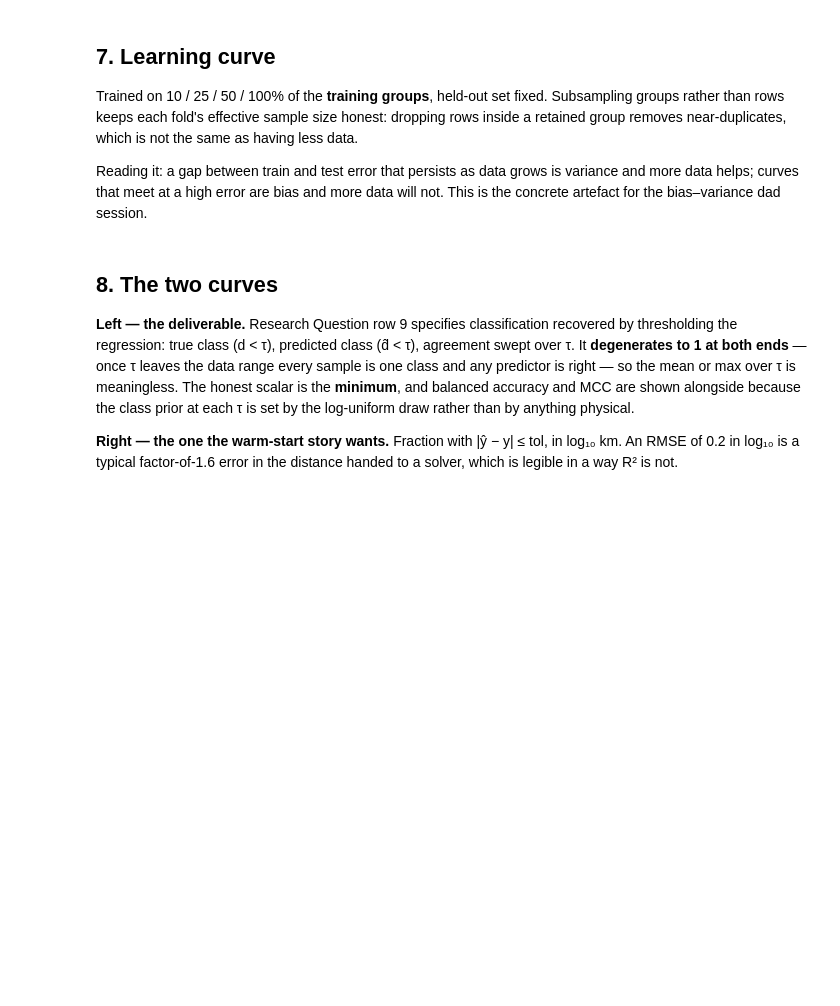
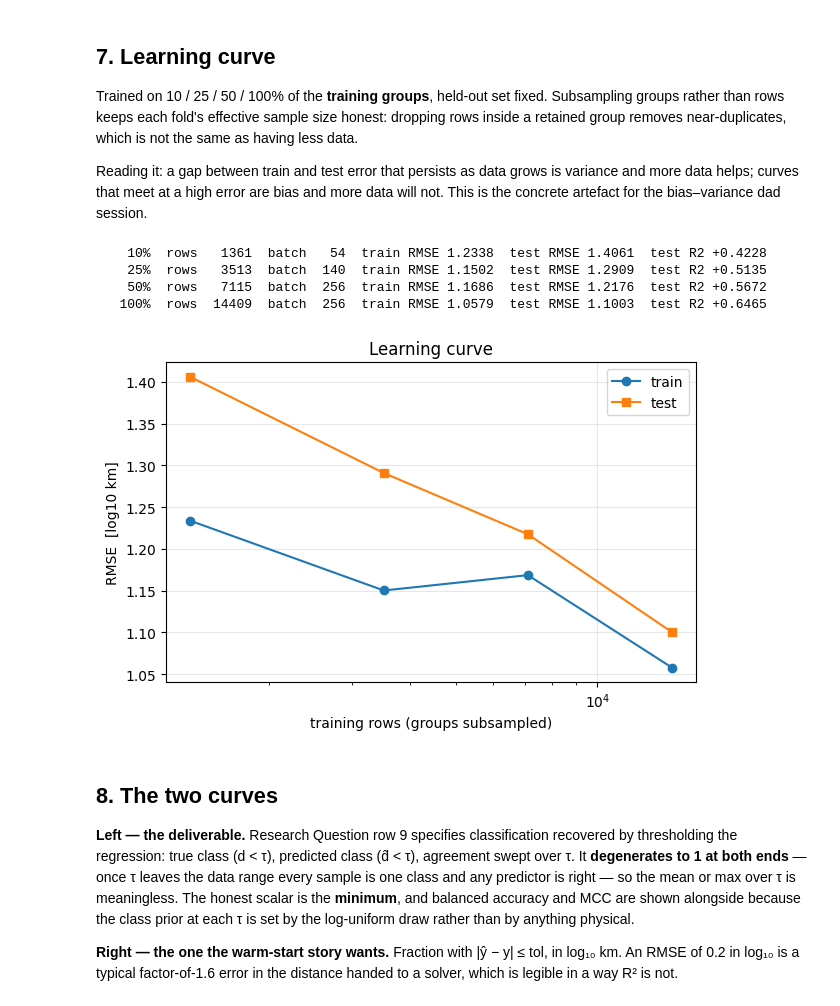
Before and after one commit to bibidybopoly/qpit-cr3bp, a Jupyter notebook: notebooks/nb11_first_regressor.ipynb, the cells around one changed output. Drawn from its saved outputs; the diff is of its cells as text; code cells hidden in the pictures; blank space fills up the shorter version.

Commit message:
First Regressor Finished

```diff
--- a/notebooks/nb11_first_regressor.ipynb
+++ b/notebooks/nb11_first_regressor.ipynb
@@ -484,7 +606,13 @@ Three seeds — a sanity band on whether the result survives re-initialisation,
 not a confidence interval. If `hit_max_epochs` is True for any seed, the budget
 ended the fit rather than convergence and the number below is a lower bound.
 # %%
-cfg = MLPConfig(hidden=(256, 256, 256), activation='silu')
+# BUDGET, NOT TUNING. The first run ended all three seeds at the epoch ceiling
+# (best epochs 589/598/595 of 600) with validation loss still falling, so its
+# R2 was a lower bound and its seed spread (0.17) exceeded the M1-B1 gap (0.13).
+# Architecture, lr and batch size are unchanged; only the stopping rule moves.
+cfg = MLPConfig(hidden=(256, 256, 256), activation='silu',
+                max_epochs=3000, patience=150, lr_patience=50)
+print("expect ~30-45 min for this cell plus the learning curve")
 t1 = time.time()
 P, H = train_multi_seed(Z[tr], y[tr], Z[va], y[va], Z[te], cfg,
                         seeds=SEEDS_MODEL, verbose=True)
@@ -530,26 +683,40 @@ variance and more data helps; curves that meet at a high error are bias and
 more data will not. This is the concrete artefact for the bias–variance dad
 session.
 # %%
+from dataclasses import replace
+
 FRACS = (0.10, 0.25, 0.50, 1.00)
 lc = []
 for f in FRACS:
     sub = subsample_groups(D['group_id'], tr, f, seed=SEED_SPLIT)
-    mdl, h = train_mlp(Z[sub], y[sub], Z[va], y[va], cfg, seed=SEEDS_MODEL[0])
+    # An epoch is not a fixed amount of work.  At batch 256 the 10% fold ran
+    # five steps per epoch and never left the mean predictor (train RMSE 1.796
+    # vs B0's 1.851) -- that was a failed fit being read as a data-size result.
+    n_sub = int(sub.sum())
+    cfg_f = replace(cfg, batch_size=int(min(cfg.batch_size, max(32, n_sub // 25))))
+    mdl, h = train_mlp(Z[sub], y[sub], Z[va], y[va], cfg_f, seed=SEEDS_MODEL[0])
     m_te = regression_metrics(y[te], predict(mdl, Z[te], h))
     m_tr = regression_metrics(y[sub], predict(mdl, Z[sub], h))
     lc.append(dict(frac=f, n_groups=int(len(np.unique(D['group_id'][sub]))),
                    n_rows=int(sub.sum()), train_rmse=m_tr['rmse'],
                    test_rmse=m_te['rmse'], test_r2=m_te['r2'],
-                   budget_limited=h['hit_max_epochs']))
-    print(f"  {f:5.0%}  rows {sub.sum():6d}  train RMSE {m_tr['rmse']:.4f}  "
+                   batch=cfg_f.batch_size, budget_limited=h['hit_max_epochs']))
+    print(f"  {f:5.0%}  rows {sub.sum():6d}  batch {cfg_f.batch_size:4d}  "
+          f"train RMSE {m_tr['rmse']:.4f}  "
           f"test RMSE {m_te['rmse']:.4f}  test R2 {m_te['r2']:+.4f}")
 
 fig, ax = plt.subplots(figsize=(6.2, 4.2))
 ax.plot([r['n_rows'] for r in lc], [r['train_rmse'] for r in lc], 'o-', label='train')
 ax.plot([r['n_rows'] for r in lc], [r['test_rmse'] for r in lc], 's-', label='test')
 ax.set_xscale('log'); ax.set_xlabel('training rows (groups subsampled)')
 ax.set_ylabel('RMSE  [log10 km]'); ax.set_title('Learning curve')
 ax.grid(alpha=.3); ax.legend(); plt.tight_layout(); plt.show()
+# %% [output]
+    10%  rows   1361  batch   54  train RMSE 1.2338  test RMSE 1.4061  test R2 +0.4228
+    25%  rows   3513  batch  140  train RMSE 1.1502  test RMSE 1.2909  test R2 +0.5135
+    50%  rows   7115  batch  256  train RMSE 1.1686  test RMSE 1.2176  test R2 +0.5672
+   100%  rows  14409  batch  256  train RMSE 1.0579  test RMSE 1.1003  test R2 +0.6465
+[figure, added]
 # %% [markdown]
 ## 8. The two curves
 
```
Also changed, not shown: parts of 20 cells of this notebook, 1 other file.
